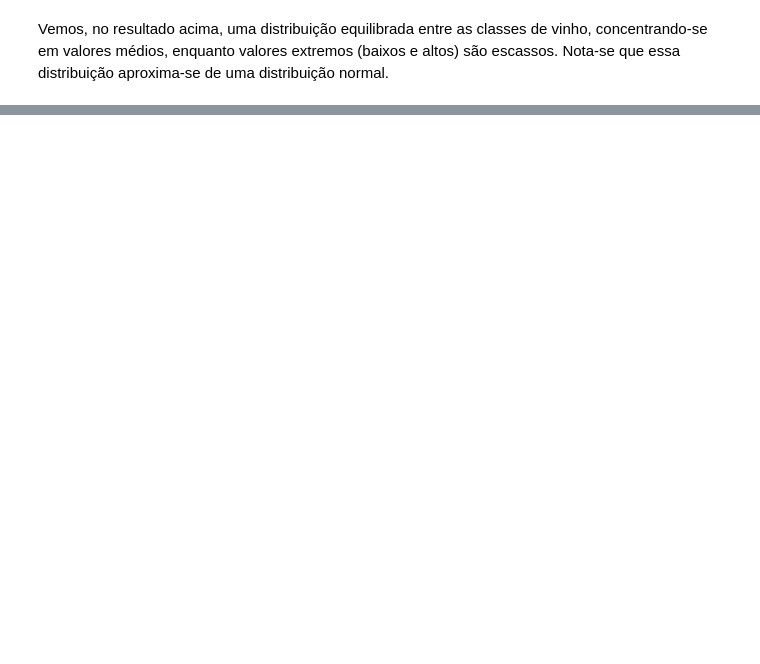
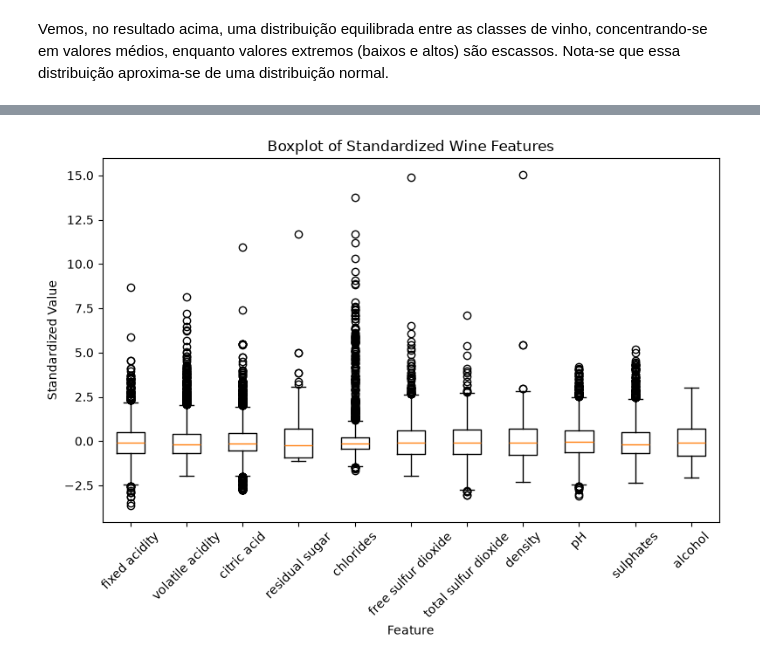
Before and after one commit to leodayvison/aci-homeworks, a Jupyter notebook: hw1/eda.ipynb, the cells around one changed output, grey strips where cells are left out. Drawn from its saved outputs; the diff is of its cells as text; code cells hidden in the pictures; blank space fills up the shorter version.

```diff
--- a/hw1/eda.ipynb
+++ b/hw1/eda.ipynb
@@ -86,0 +87,10 @@ plt.show()
+# %%
+for col in wine_feat.columns:
+    plt.figure(figsize=(8, 6))
+    n, bins, patches = plt.hist(wine_feat[col], bins=30, edgecolor='black')
+    plt.xlabel(col)
+    plt.ylabel('Wine Quality')
+    plt.xticks(bins,
+               rotation=45)
+    plt.grid()
+    plt.show()
@@ -86,0 +109,21 @@ plt.show()
+# %%
+wine_feat_scaled = (wine_feat - wine_feat.mean()) / wine_feat.std()
+
+fig, ax = plt.subplots(figsize=(8, 6))
+
+ax.boxplot([wine_feat_scaled[col] for col in wine_feat_scaled.columns])
+
+ax.set_ylabel('Standardized Value')
+ax.set_xlabel('Feature')
+ax.set_title('Boxplot of Standardized Wine Features')
+
+plt.xticks(
+    range(1, len(wine_feat.columns) + 1),
+    wine_feat.columns,
+    rotation=45
+)
+
+plt.tight_layout()
+plt.show()
+# %% [output]
+[figure, added]
```
Also changed, not shown: parts of 11 cells of this notebook.
